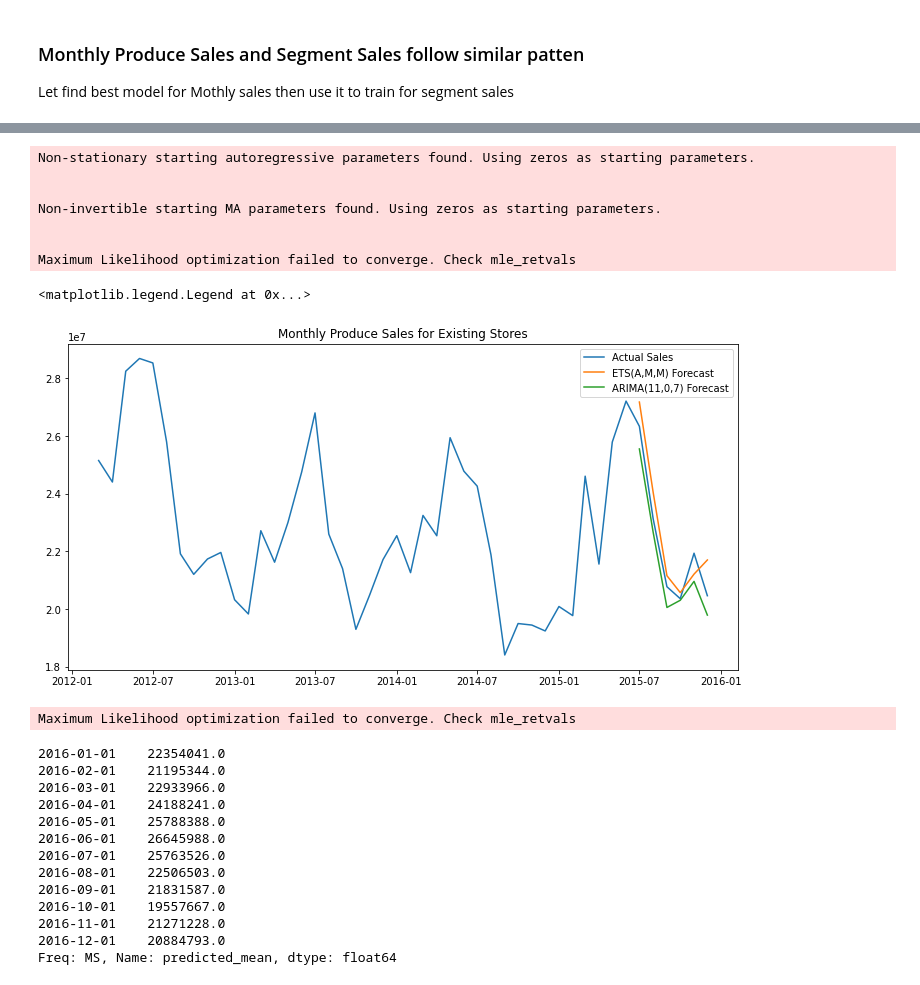
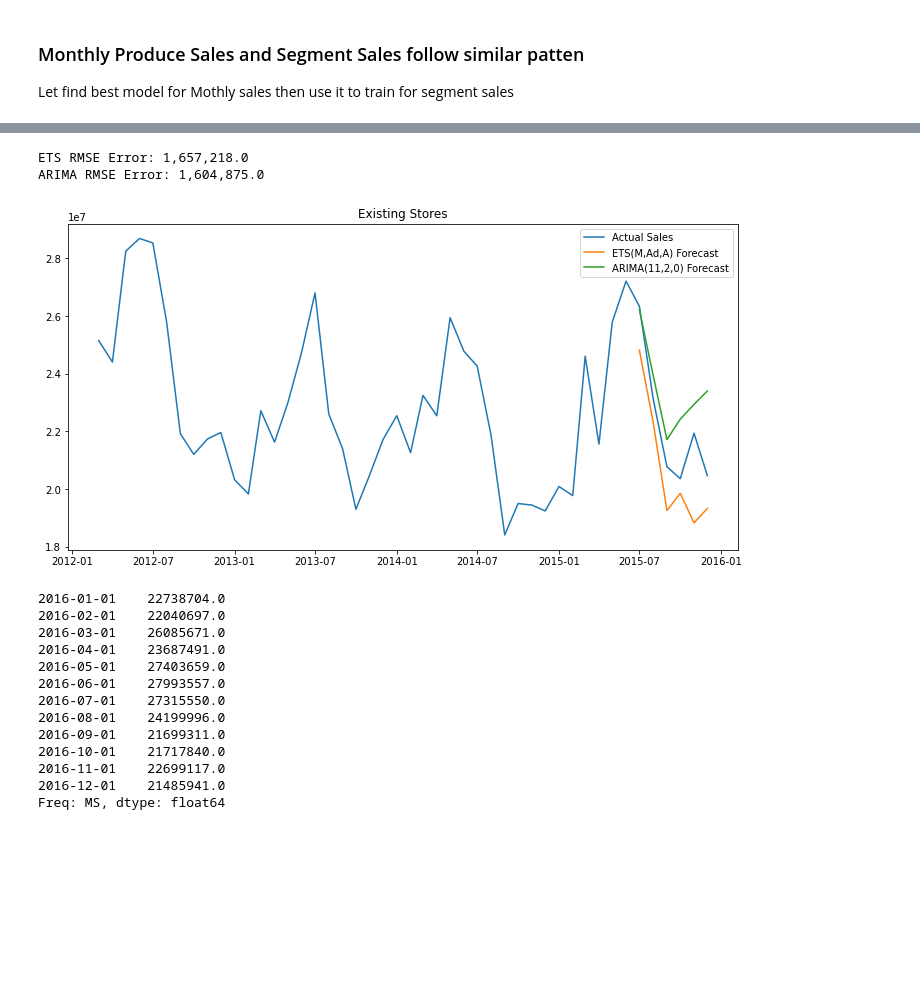
Before and after one commit to cevor/udacity_predictive_analytics, a Jupyter notebook: project6-1/project6-1.ipynb, the cells around one changed output, grey strips where cells are left out. Cells and saved outputs as stored; diff of their text form; code cells hidden in the pictures; blank space fills up the shorter version.

```diff
--- a/project6-1/project6-1.ipynb
+++ b/project6-1/project6-1.ipynb
@@ -585,0 +576,16 @@ ETS Top 5 Best Model
+# %%
+# Decomposion Plot
+from statsmodels.tsa.seasonal import STL
+from statsmodels.tsa.forecasting.stl import STLForecast
+
+train, test = time_series_train_test_split(existing_store_monthly_sales_data)
+
+stl = STL(train, seasonal=13).fit()
+stl.plot()
+# %%
+# From Decomposion Above
+# show: Trend -> A, Season -> A, Error -> M
+parameters_with_trend_damped = dict(error='mul', trend='add', damped_trend=True, seasonal='add', seasonal_periods=12)
+parameters_with_no_trend_damped = dict(error='mul', trend='add', damped_trend=False, seasonal='add', seasonal_periods=12)
+ets_model_trend_damped = STLForecast(train, ETSModel, model_kwargs=parameters_with_trend_damped, seasonal=13).fit()
+ets_model_no_trend_damped = STLForecast(train, ETSModel, model_kwargs=parameters_with_no_trend_damped, seasonal=13).fit()
@@ -585,0 +609,4 @@ ETS Top 5 Best Model
+# %%
+arima_model = STLForecast(train, ARIMA, model_kwargs=dict(order=(11,2,0)), seasonal=13).fit()
+rmse_arima_model = rmse(test, arima_model.forecast(6)).round()
+print(f'ETS RMSE Error in Damped Trend: {rmse_arima_model:,}')
@@ -630,56 +651,49 @@ ARIMA Top 5 Best Model
 # %%
 # Model Selection:
 # ETS Model: ETS(A,M,M) with damped trend
-ets_model = ETSModel(train, error='add', trend='mul', damped_trend=True, seasonal='mul', seasonal_periods=12)
-ets_model_fit = ets_model.fit(disp=0)
-ets_forecast = ets_model_fit.forecast(6).round(2)
+ets_forecast = ets_model_trend_damped.forecast(6).round()
 
 # ARIMA Model: ARIMA(0,0,2) with constant trend 'ct'
-arima_model = ARIMA(train, order=(11,0,7), trend='c')
-arima_model_fit = arima_model.fit()
-arima_forecast = arima_model_fit.forecast(6).round(2)
+arima_forecast = arima_model.forecast(6).round(2)
 
 # Plot Models Holdout Forecast
 fig, axs = plt.subplots(1, 1, figsize=(12, 6))
 # Plot Actual Sales
 axs.plot(existing_store_monthly_sales_data, label='Actual Sales')
 # Plot ETS forecast Sales
-axs.plot(ets_forecast, label='ETS(A,M,M) Forecast')
+axs.plot(ets_forecast, label='ETS(M,Ad,A) Forecast')
 # Plot ARIMA forecast Sales
-axs.plot(arima_forecast, label='ARIMA(11,0,7) Forecast')
+axs.plot(arima_forecast, label='ARIMA(11,2,0) Forecast')
 # add title and legend
-axs.set_title('Monthly Produce Sales for Existing Stores')
+axs.set_title('Existing Stores')
 axs.legend()
+
+print(f'ETS RMSE Error: {rmse_ets_model_trend_damped:,}')
+print(f'ARIMA RMSE Error: {rmse_arima_model:,}')
 # %% [output]
-Non-stationary starting autoregressive parameters found. Using zeros as starting parameters.
-
-
-Non-invertible starting MA parameters found. Using zeros as starting parameters.
-
-
-Maximum Likelihood optimization failed to converge. Check mle_retvals
+ETS RMSE Error: 1,657,218.0
+ARIMA RMSE Error: 1,604,875.0
-<matplotlib.legend.Legend at 0x...>
-[figure, old version]
+[figure, new version]
 # %%
 # Forecast 2016 Sales for Existing Stores
 # Train the model with all data
-existing_stores_forecast = ARIMA(existing_store_monthly_sales_data, order=(11,0,7), trend='c').fit().forecast(12).round()
+arima_model = STLForecast(existing_store_monthly_sales_data, ARIMA, model_kwargs=dict(order=(11,2,0)), seasonal=13).fit()
+existing_stores_forecast = arima_model.forecast(12).round()
 existing_stores_forecast
 # %% [output]
-Maximum Likelihood optimization failed to converge. Check mle_retvals
+2016-01-01    22738704.0
+2016-02-01    22040697.0
+2016-03-01    26085671.0
+2016-04-01    23687491.0
+2016-05-01    27403659.0
+2016-06-01    27993557.0
+2016-07-01    27315550.0
+2016-08-01    24199996.0
+2016-09-01    21699311.0
+2016-10-01    21717840.0
+2016-11-01    22699117.0
+2016-12-01    21485941.0
+Freq: MS, dtype: float64
-2016-01-01    22354041.0
-2016-02-01    21195344.0
-2016-03-01    22933966.0
-2016-04-01    24188241.0
-2016-05-01    25788388.0
-2016-06-01    26645988.0
-2016-07-01    25763526.0
-2016-08-01    22506503.0
-2016-09-01    21831587.0
-2016-10-01    19557667.0
-2016-11-01    21271228.0
-2016-12-01    20884793.0
-Freq: MS, Name: predicted_mean, dtype: float64
 # %%
 # Forecast 2016 Sales for New Stores
 # Train the model with all data in segment
```
Also changed, not shown: parts of 19 cells of this notebook.
